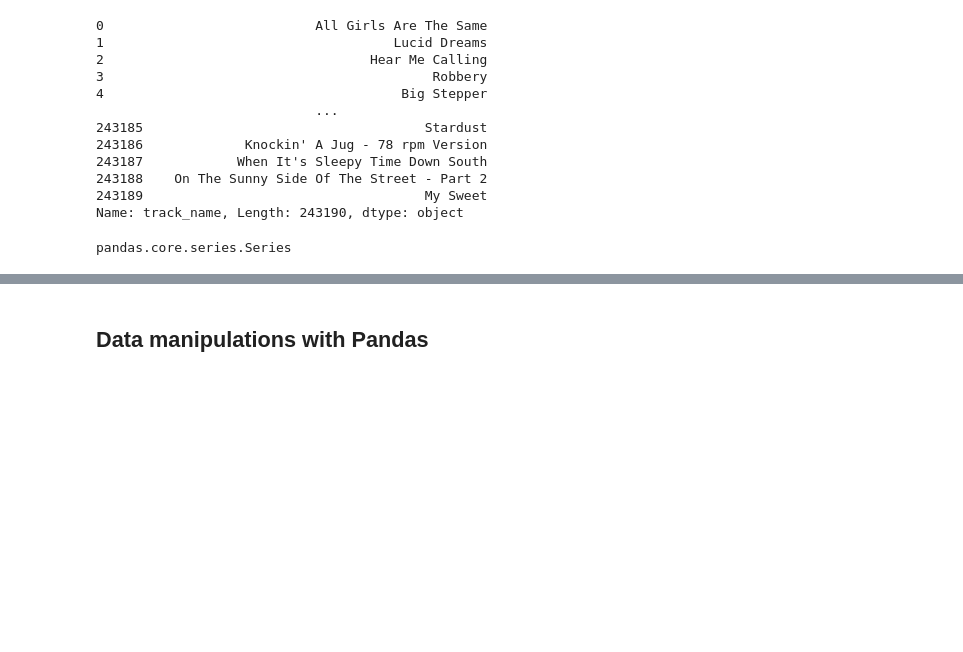
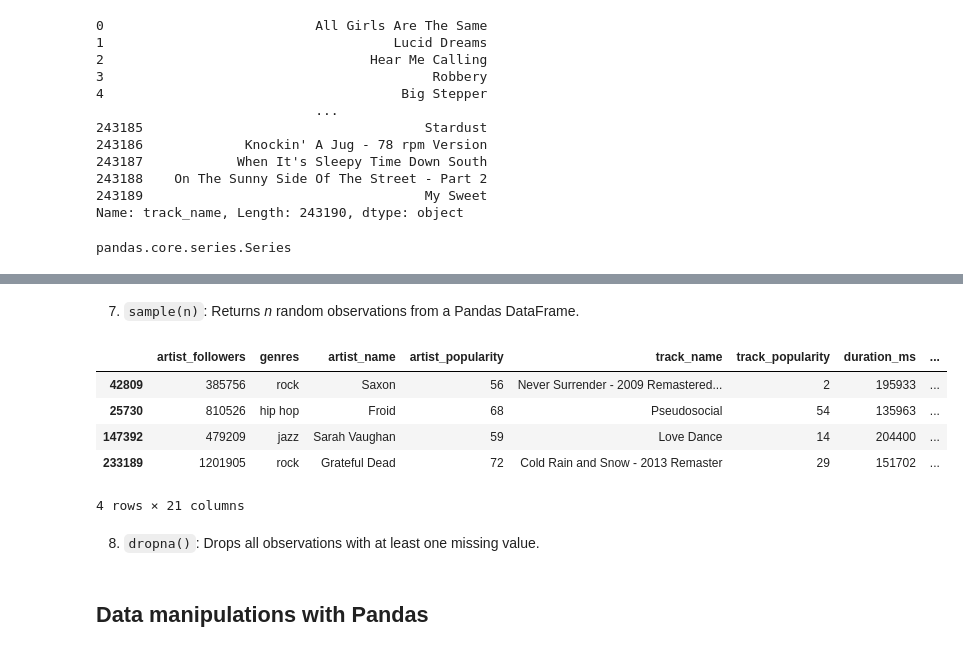
Before and after one commit to NUstat/DataScience_Intro_python, a Jupyter notebook: Pandas.ipynb, the cells around one changed output, grey strips where cells are left out. Drawn from its saved outputs; the diff is of its cells as text; code cells hidden in the pictures; blank space fills up the shorter version.

```diff
--- a/Pandas.ipynb
+++ b/Pandas.ipynb
@@ -268,0 +394,13 @@ array([[16996777, 'rap', 'Juice WRLD', ..., 0.203, 161.991, 4],
+# %% [markdown]
+7. `sample(n)`: Returns *n* random observations from a Pandas DataFrame.
+# %%
+spotify_data.sample(4)
+# %% [output]
+|  | artist_followers | genres | artist_name | artist_popularity | track_name | track_popularity | duration_ms | ... |
+| 42809 | 385756 | rock | Saxon | 56 | Never Surrender - 2009 Remastered... | 2 | 195933 | ... |
+| 25730 | 810526 | hip hop | Froid | 68 | Pseudosocial | 54 | 135963 | ... |
+| 147392 | 479209 | jazz | Sarah Vaughan | 59 | Love Dance | 14 | 204400 | ... |
+| 233189 | 1201905 | rock | Grateful Dead | 72 | Cold Rain and Snow - 2013 Remaster | 29 | 151702 | ... |
+4 rows × 21 columns
+# %% [markdown]
+8. `dropna()`: Drops all observations with at least one missing value.
```
Also changed, not shown: parts of 102 cells of this notebook.
